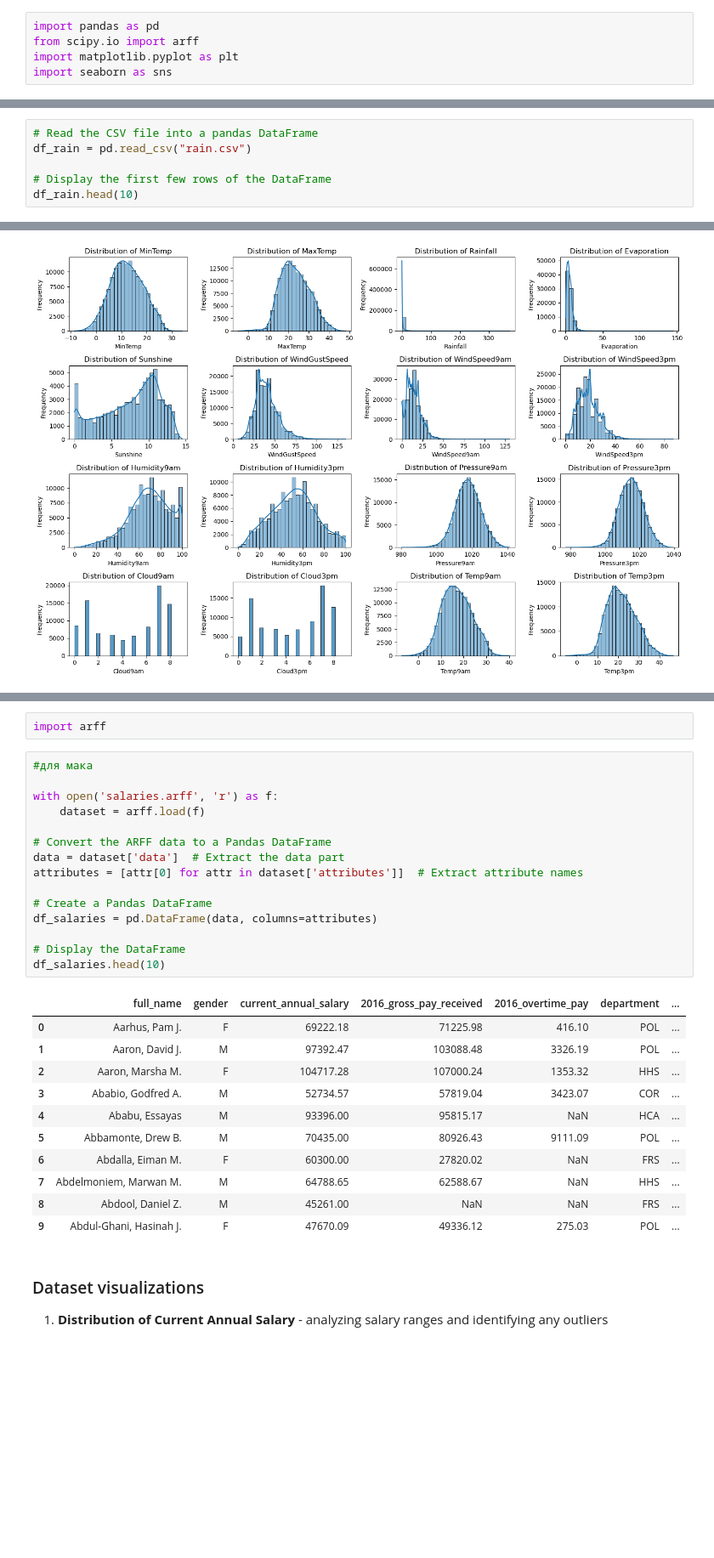
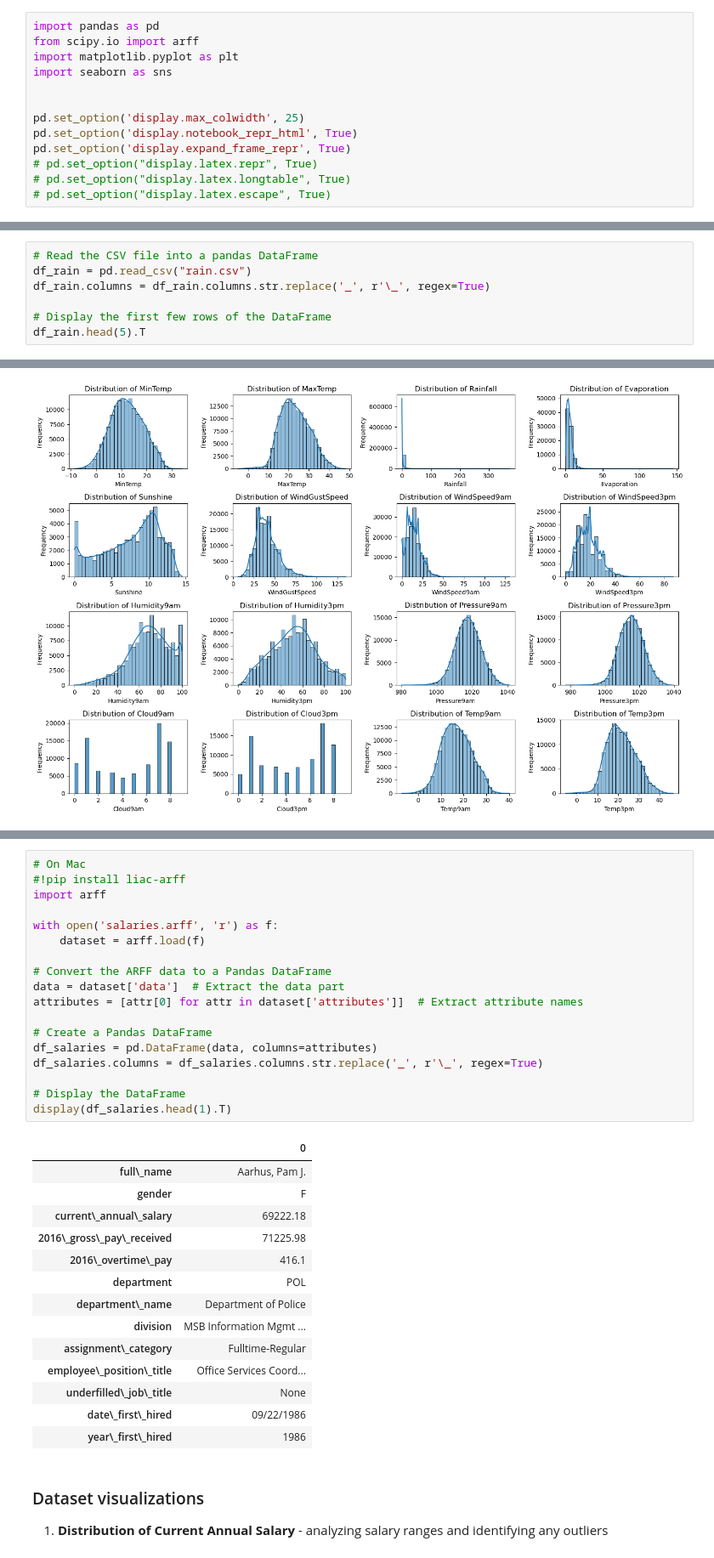
Before and after one commit to johnnymosby/TU-Wien-ML-Group-Project, a Jupyter notebook: Dataset description.ipynb, the cells around one changed output, grey strips where cells are left out. Shown at 85% size. Saved outputs shown, nothing was run; the diff lists cells and outputs as text; blank space fills up the shorter version.

```diff
--- a/Dataset description.ipynb
+++ b/Dataset description.ipynb
@@ -3,6 +3,14 @@ import pandas as pd
 from scipy.io import arff
 import matplotlib.pyplot as plt
 import seaborn as sns
+
+
+pd.set_option('display.max_colwidth', 25)
+pd.set_option('display.notebook_repr_html', True)
+pd.set_option('display.expand_frame_repr', True)
+# pd.set_option("display.latex.repr", True)
+# pd.set_option("display.latex.longtable", True)
+# pd.set_option("display.latex.escape", True)
 # %% [markdown]
 # Dataset Description Report
 
@@ -63,7 +72,8 @@ Understanding the distribution of values in attributes helps in preprocessing st
 # %%
 # Read the CSV file into a pandas DataFrame
 df_rain = pd.read_csv("rain.csv")
+df_rain.columns = df_rain.columns.str.replace('_', r'\_', regex=True)
 
 # Display the first few rows of the DataFrame
-df_rain.head(10)
+df_rain.head(5).T
 # %% [output]
@@ -182,32 +190,36 @@ Requirement already satisfied: liac-arff in /Users/bembeevaana/anaconda3/lib/pyt
-# %%
-import arff
 # %%
-#для мака
+# On Mac
+#!pip install liac-arff
+import arff
 
 with open('salaries.arff', 'r') as f:
     dataset = arff.load(f)
 
 # Convert the ARFF data to a Pandas DataFrame
 data = dataset['data']  # Extract the data part
 attributes = [attr[0] for attr in dataset['attributes']]  # Extract attribute names
 
 # Create a Pandas DataFrame
 df_salaries = pd.DataFrame(data, columns=attributes)
+df_salaries.columns = df_salaries.columns.str.replace('_', r'\_', regex=True)
 
 # Display the DataFrame
-df_salaries.head(10)
+display(df_salaries.head(1).T)
 # %% [output]
-|  | full_name | gender | current_annual_salary | 2016_gross_pay_received | 2016_overtime_pay | department | ... |
-| 0 | Aarhus, Pam J. | F | 69222.18 | 71225.98 | 416.10 | POL | ... |
-| 1 | Aaron, David J. | M | 97392.47 | 103088.48 | 3326.19 | POL | ... |
-| 2 | Aaron, Marsha M. | F | 104717.28 | 107000.24 | 1353.32 | HHS | ... |
-| 3 | Ababio, Godfred A. | M | 52734.57 | 57819.04 | 3423.07 | COR | ... |
-| 4 | Ababu, Essayas | M | 93396.00 | 95815.17 | NaN | HCA | ... |
-| 5 | Abbamonte, Drew B. | M | 70435.00 | 80926.43 | 9111.09 | POL | ... |
-| 6 | Abdalla, Eiman M. | F | 60300.00 | 27820.02 | NaN | FRS | ... |
-| 7 | Abdelmoniem, Marwan M. | M | 64788.65 | 62588.67 | NaN | HHS | ... |
-| 8 | Abdool, Daniel Z. | M | 45261.00 | NaN | NaN | FRS | ... |
-| 9 | Abdul-Ghani, Hasinah J. | F | 47670.09 | 49336.12 | 275.03 | POL | ... |
+|  | 0 |
+| full\_name | Aarhus, Pam J. |
+| gender | F |
+| current\_annual\_salary | 69222.18 |
+| 2016\_gross\_pay\_received | 71225.98 |
+| 2016\_overtime\_pay | 416.1 |
+| department | POL |
+| department\_name | Department of Police |
+| division | MSB Information Mgmt ... |
+| assignment\_category | Fulltime-Regular |
+| employee\_position\_title | Office Services Coord... |
+| underfilled\_job\_title | None |
+| date\_first\_hired | 09/22/1986 |
+| year\_first\_hired | 1986 |
 # %% [markdown]
 ### Dataset visualizations
 1. **Distribution of Current Annual Salary** - analyzing salary ranges and identifying any outliers
```
Also changed, not shown: parts of 10 cells of this notebook, 4 other files.
